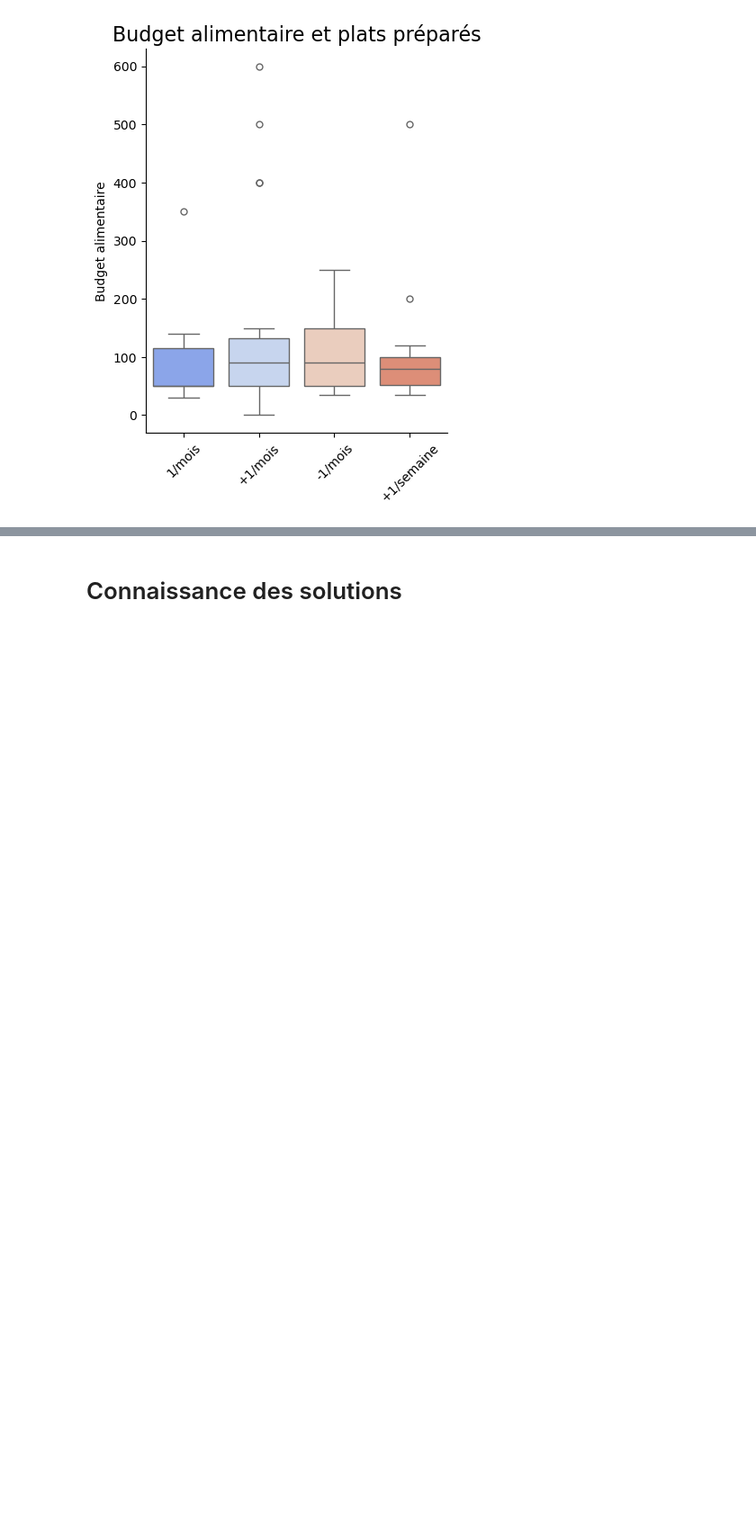
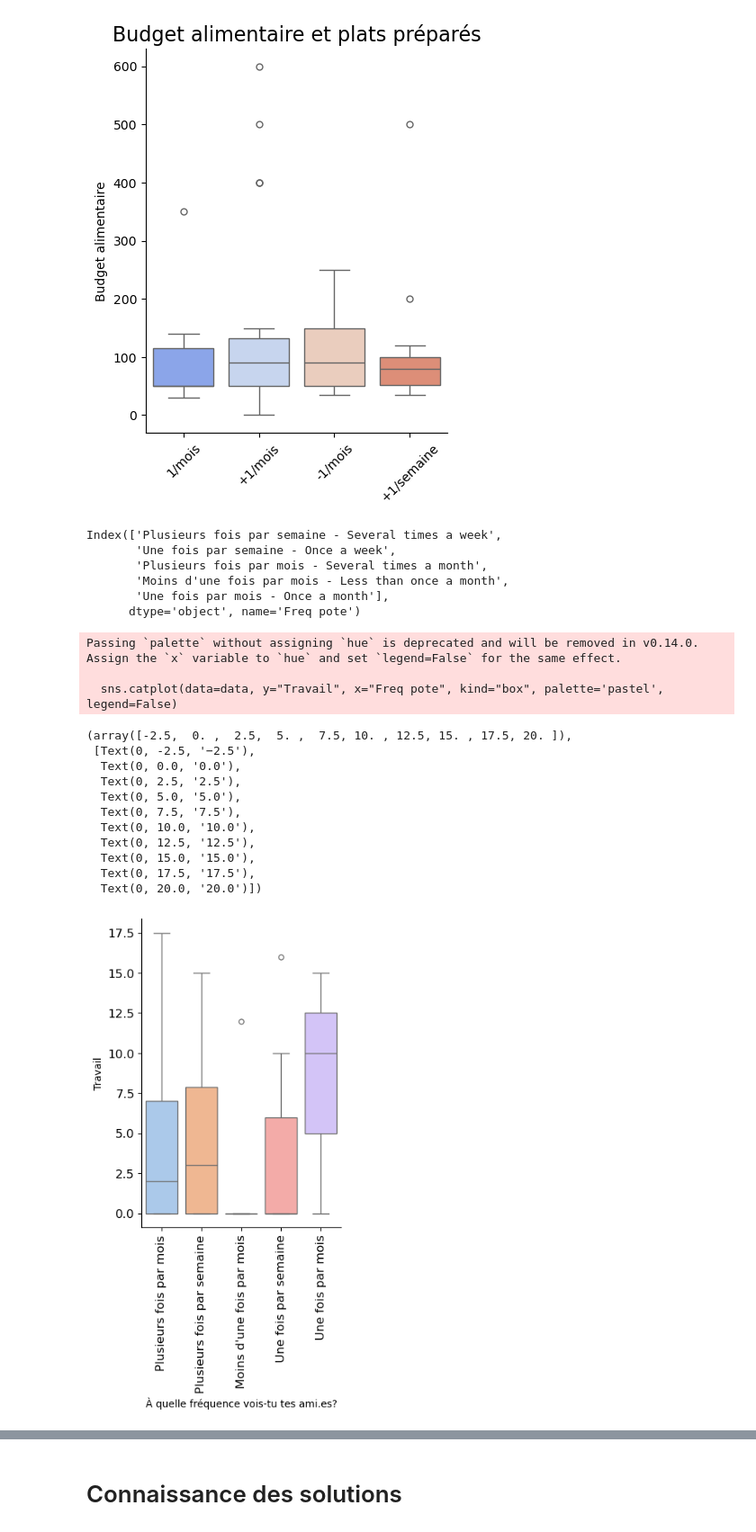
Before and after one commit to ClarissePierre/Precarite_Analyse, a Jupyter notebook: analyse.ipynb, the cells around one changed output, grey strips where cells are left out. Shown: that part at 90% size. Cells and saved outputs as stored; diff of their text form; code cells hidden in the pictures; blank space fills up the shorter version.

```diff
--- a/analyse.ipynb
+++ b/analyse.ipynb
@@ -894,3 +886,40 @@ Passing `palette` without assigning `hue` is deprecated and will be removed in v
 Text(0.5, 1.0, 'Budget alimentaire et plats préparés')
 [figure]
 [figure]
+# %%
+# heures travaillées / fréquence pour voir ses amis
+
+sns.catplot(data=data, y="Travail", x="Freq pote", kind="box", palette='pastel', legend=False)
+
+# Change tick names
+category_counts = data['Freq pote'].value_counts()
+Types_Rev = category_counts.index
+plt.xticks(Types_Rev,['Plusieurs fois par semaine', 'Une fois par semaine', 'Plusieurs fois par mois', "Moins d'une fois par mois", 'Une fois par mois'],rotation=90)
+plt.xlabel('À quelle fréquence vois-tu tes ami.es?')
+
+print(Types_Rev)
+# Adjust tick label font size
+plt.xticks(fontsize=12)
+plt.yticks(fontsize=12)
+# %% [output]
+Index(['Plusieurs fois par semaine - Several times a week',
+       'Une fois par semaine - Once a week',
+       'Plusieurs fois par mois - Several times a month',
+       'Moins d'une fois par mois - Less than once a month',
+       'Une fois par mois - Once a month'],
+      dtype='object', name='Freq pote')
+Passing `palette` without assigning `hue` is deprecated and will be removed in v0.14.0. Assign the `x` variable to `hue` and set `legend=False` for the same effect.
+
+  sns.catplot(data=data, y="Travail", x="Freq pote", kind="box", palette='pastel', legend=False)
+(array([-2.5,  0. ,  2.5,  5. ,  7.5, 10. , 12.5, 15. , 17.5, 20. ]),
+ [Text(0, -2.5, '−2.5'),
+  Text(0, 0.0, '0.0'),
+  Text(0, 2.5, '2.5'),
+  Text(0, 5.0, '5.0'),
+  Text(0, 7.5, '7.5'),
+  Text(0, 10.0, '10.0'),
+  Text(0, 12.5, '12.5'),
+  Text(0, 15.0, '15.0'),
+  Text(0, 17.5, '17.5'),
+  Text(0, 20.0, '20.0')])
+[figure, added]
```
Also changed, not shown: parts of 4 cells of this notebook.
